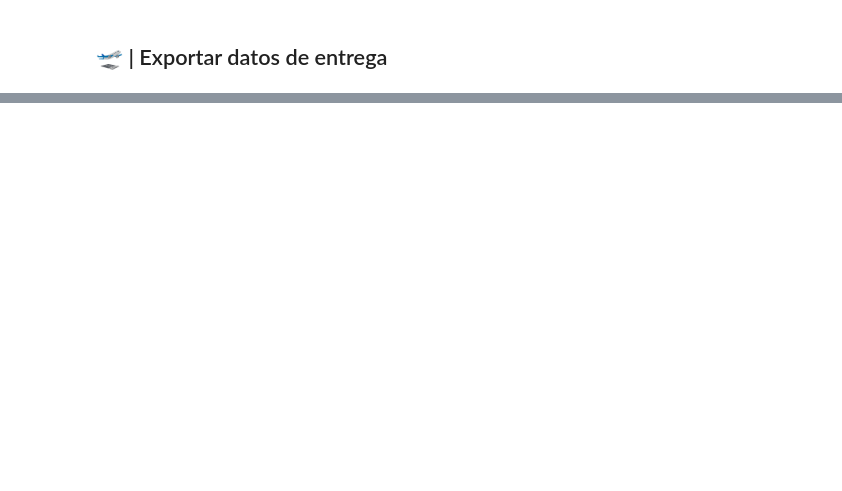
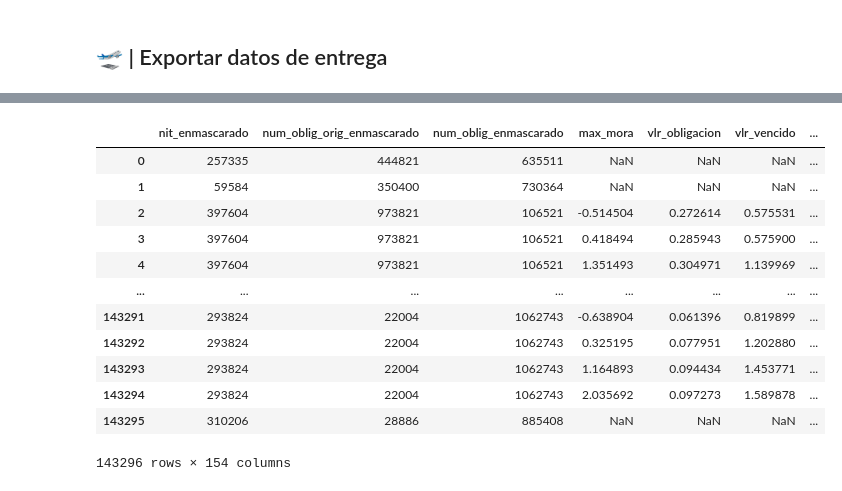
Before and after one commit to lasanchezgi/modelo_operaciones_pago, a Jupyter notebook: notebooks/04_generacion_predicciones.ipynb, the cells around one changed output, grey strips where cells are left out. Cells and saved outputs as stored; diff of their text form; code cells hidden in the pictures; blank space fills up the shorter version.

```diff
--- a/notebooks/04_generacion_predicciones.ipynb
+++ b/notebooks/04_generacion_predicciones.ipynb
@@ -152,0 +110,22 @@ df_submission_1.to_csv('../data/interim/submission_1.csv', encoding='utf-8', ind
+# %%
+df_input = pd.merge(
+    df_oot_ids,
+    df_test,
+    on=['nit_enmascarado', 'num_oblig_orig_enmascarado','num_oblig_enmascarado'],
+    how='left'
+)
+df_input
+# %% [output]
+|  | nit_enmascarado | num_oblig_orig_enmascarado | num_oblig_enmascarado | max_mora | vlr_obligacion | vlr_vencido | ... |
+| 0 | 257335 | 444821 | 635511 | NaN | NaN | NaN | ... |
+| 1 | 59584 | 350400 | 730364 | NaN | NaN | NaN | ... |
+| 2 | 397604 | 973821 | 106521 | -0.514504 | 0.272614 | 0.575531 | ... |
+| 3 | 397604 | 973821 | 106521 | 0.418494 | 0.285943 | 0.575900 | ... |
+| 4 | 397604 | 973821 | 106521 | 1.351493 | 0.304971 | 1.139969 | ... |
+| ... | ... | ... | ... | ... | ... | ... | ... |
+| 143291 | 293824 | 22004 | 1062743 | -0.638904 | 0.061396 | 0.819899 | ... |
+| 143292 | 293824 | 22004 | 1062743 | 0.325195 | 0.077951 | 1.202880 | ... |
+| 143293 | 293824 | 22004 | 1062743 | 1.164893 | 0.094434 | 1.453771 | ... |
+| 143294 | 293824 | 22004 | 1062743 | 2.035692 | 0.097273 | 1.589878 | ... |
+| 143295 | 310206 | 28886 | 885408 | NaN | NaN | NaN | ... |
+143296 rows × 154 columns
```
Also changed, not shown: parts of 13 cells of this notebook, 1 other file.
